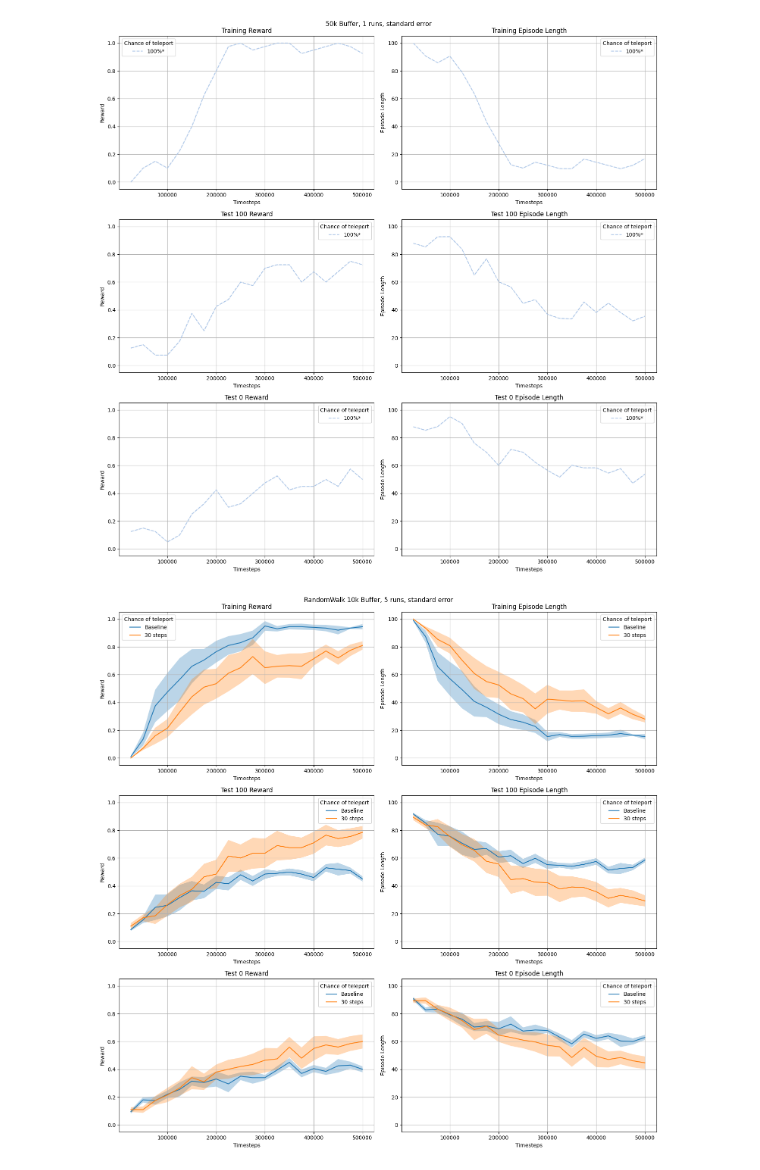
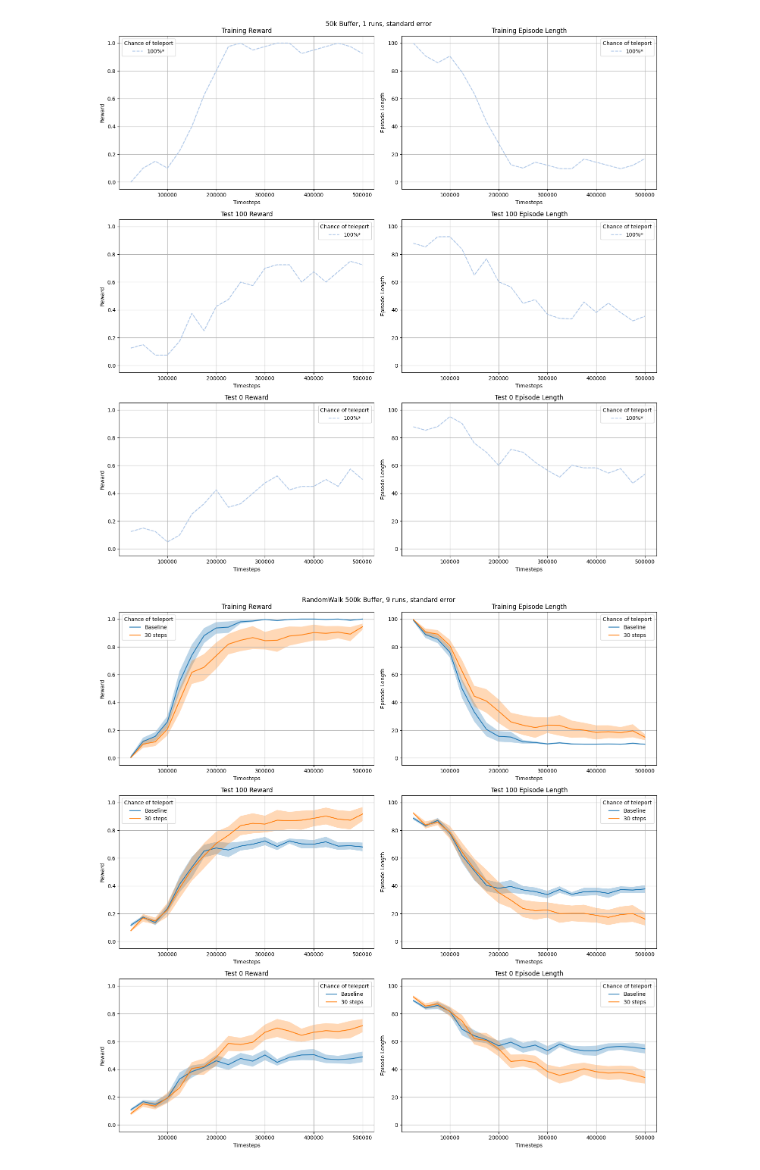
Before and after one commit to felixk29/fix_her, a Jupyter notebook: experiments/visualization.ipynb, the cells around one changed output. Drawn from its saved outputs; the diff is of its cells as text; code cells hidden in the pictures.

Commit message:
updated randomWalkGraphs

```diff
--- a/experiments/visualization.ipynb
+++ b/experiments/visualization.ipynb
@@ -307,8 +307,8 @@ import matplotlib as mpl
 
 import numpy as np
 
-buffersize=10 #in k
-runs=5
+buffersize=500 #in k
+runs=9
 
 path=f'./logs/random_b{buffersize}k'
 
@@ -367,34 +367,34 @@ def plot(ax, dt, title,name, ylabel, ydata, type='se', extra={}):
     ax.legend(title='Chance of teleport')
     ax.grid(True)
 
 fig, ax = plt.subplots(3,2, figsize=(15,15))
 
 fig.suptitle(f"RandomWalk {buffersize}k Buffer, {runs} runs, standard error")
 
 for name in ['0.0','1.0']:
     for eps in [0.1]:
         results={}
         for env in ['tr', '0', '100']:
             results[env]=load_data(env,name,eps)
 
         extra={}
 
         if eps==1.0:
             extra['suffix']='*'
             extra['dashed']=True
 
         plot(ax[0,0],results['tr'], 'Training Reward',name,'Reward','results', extra=extra)
         plot(ax[0,1],results['tr'], 'Training Episode Length',name, 'Episode Length','ep_lengths', extra=extra)
 
         plot(ax[1,0],results['100'], 'Test 100 Reward',name,'Reward','results', extra=extra)
         plot(ax[1,1],results['100'], 'Test 100 Episode Length',name, 'Episode Length','ep_lengths', extra=extra)
 
         plot(ax[2,0],results['0'], 'Test 0 Reward',name,'Reward','results', extra=extra)
         plot(ax[2,1],results['0'], 'Test 0 Episode Length',name, 'Episode Length','ep_lengths', extra=extra)
 
 plt.tight_layout()
 # %% [output]
-[figure, old version]
+[figure, new version]
 # %%
 ### Visualizing PURE UVF
 
```
Also changed, not shown: parts of 1 cell of this notebook, 3 other files.
